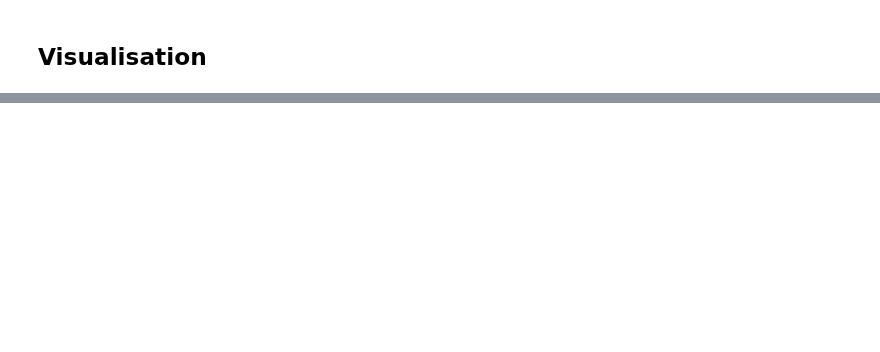
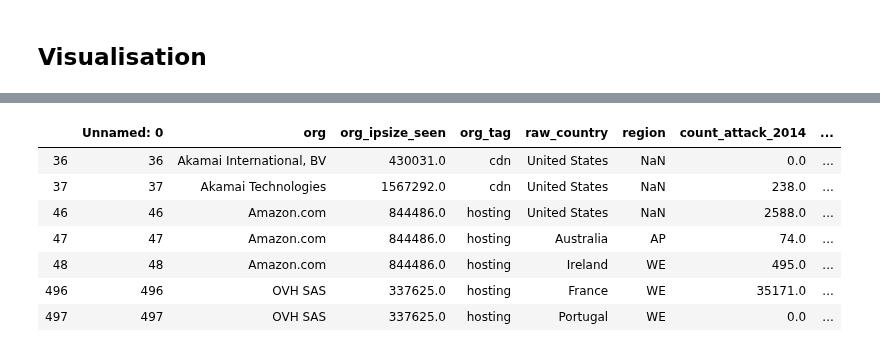
Before and after one commit to WKSu/WM0824TU-economics-of-cybersecurity-DDoS, a Jupyter notebook: block4-SecurityEconomics/hosting-provider-org.ipynb, the cells around one changed output, grey strips where cells are left out. Saved outputs shown, nothing was run; the diff lists cells and outputs as text; code cells hidden in the pictures; blank space fills up the shorter version.

```diff
--- a/block4-SecurityEconomics/hosting-provider-org.ipynb
+++ b/block4-SecurityEconomics/hosting-provider-org.ipynb
@@ -117,0 +128,12 @@ orgs
+# %%
+# the big hosting providers (`org_ipsize_seen` > THRESHOLD)
+orgs.loc[orgs.org_ipsize_seen > THRESHOLD]
+# %% [output]
+|  | Unnamed: 0 | org | org_ipsize_seen | org_tag | raw_country | region | count_attack_2014 | ... |
+| 36 | 36 | Akamai International, BV | 430031.0 | cdn | United States | NaN | 0.0 | ... |
+| 37 | 37 | Akamai Technologies | 1567292.0 | cdn | United States | NaN | 238.0 | ... |
+| 46 | 46 | Amazon.com | 844486.0 | hosting | United States | NaN | 2588.0 | ... |
+| 47 | 47 | Amazon.com | 844486.0 | hosting | Australia | AP | 74.0 | ... |
+| 48 | 48 | Amazon.com | 844486.0 | hosting | Ireland | WE | 495.0 | ... |
+| 496 | 496 | OVH SAS | 337625.0 | hosting | France | WE | 35171.0 | ... |
+| 497 | 497 | OVH SAS | 337625.0 | hosting | Portugal | WE | 0.0 | ... |
```
Also changed, not shown: parts of 15 cells of this notebook.
